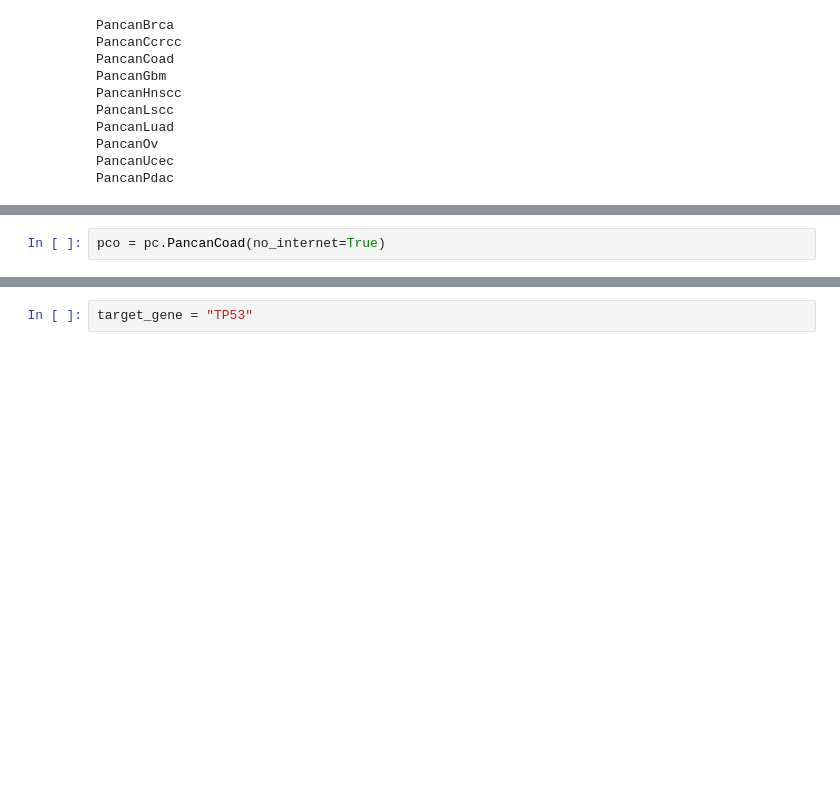
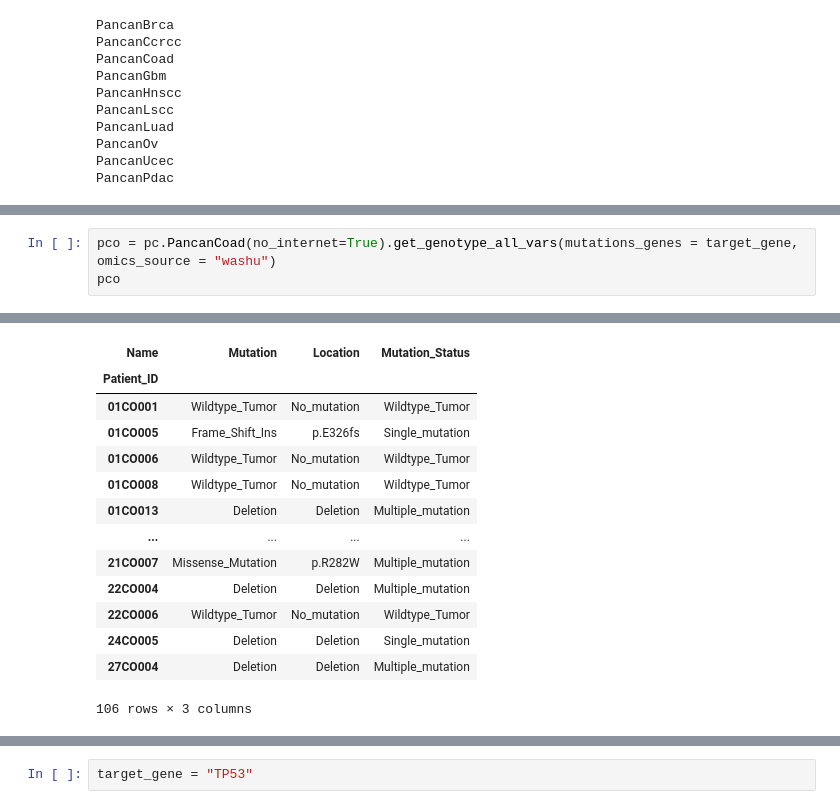
Before and after one commit to PayneLab/WhenMutationsDontMatter, a Jupyter notebook: Pancan/TP53/Mutation_Type_Barchart.ipynb, the cells around one changed output, grey strips where cells are left out. Cells and saved outputs as stored; diff of their text form; blank space fills up the shorter version.

```diff
--- a/Pancan/TP53/Mutation_Type_Barchart.ipynb
+++ b/Pancan/TP53/Mutation_Type_Barchart.ipynb
@@ -22,2 +61,4 @@ pcr = pc.PancanCcrcc(no_internet=True)
 # %%
-pco = pc.PancanCoad(no_internet=True)
+pco = pc.PancanCoad(no_internet=True).get_genotype_all_vars(mutations_genes = target_gene, omics_source = "washu")
+pco
+# %% [output]
@@ -24 +66,15 @@ pco = pc.PancanCoad(no_internet=True)
+| Name | Mutation | Location | Mutation_Status |
+| Patient_ID |  |  |  |
+| 01CO001 | Wildtype_Tumor | No_mutation | Wildtype_Tumor |
+| 01CO005 | Frame_Shift_Ins | p.E326fs | Single_mutation |
+| 01CO006 | Wildtype_Tumor | No_mutation | Wildtype_Tumor |
+| 01CO008 | Wildtype_Tumor | No_mutation | Wildtype_Tumor |
+| 01CO013 | Deletion | Deletion | Multiple_mutation |
+| ... | ... | ... | ... |
+| 21CO007 | Missense_Mutation | p.R282W | Multiple_mutation |
+| 22CO004 | Deletion | Deletion | Multiple_mutation |
+| 22CO006 | Wildtype_Tumor | No_mutation | Wildtype_Tumor |
+| 24CO005 | Deletion | Deletion | Single_mutation |
+| 27CO004 | Deletion | Deletion | Multiple_mutation |
+106 rows × 3 columns
 # %%
```
Also changed, not shown: parts of 18 cells of this notebook, 4 other files.
